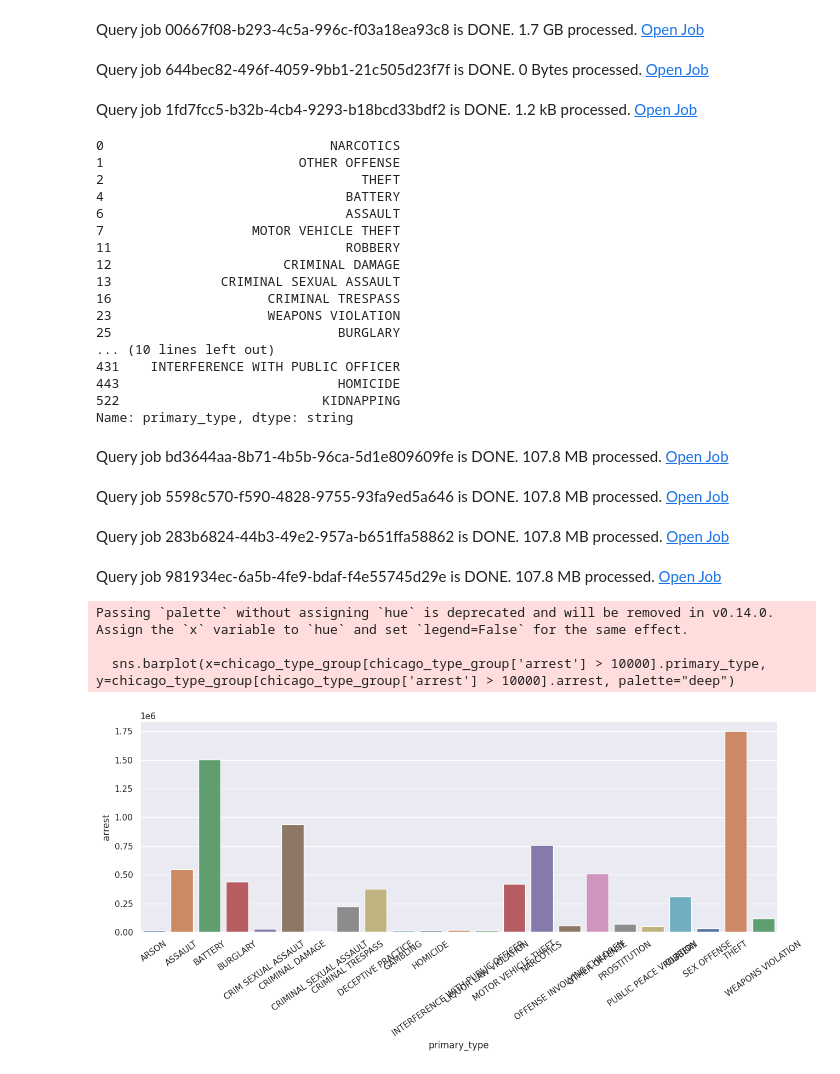
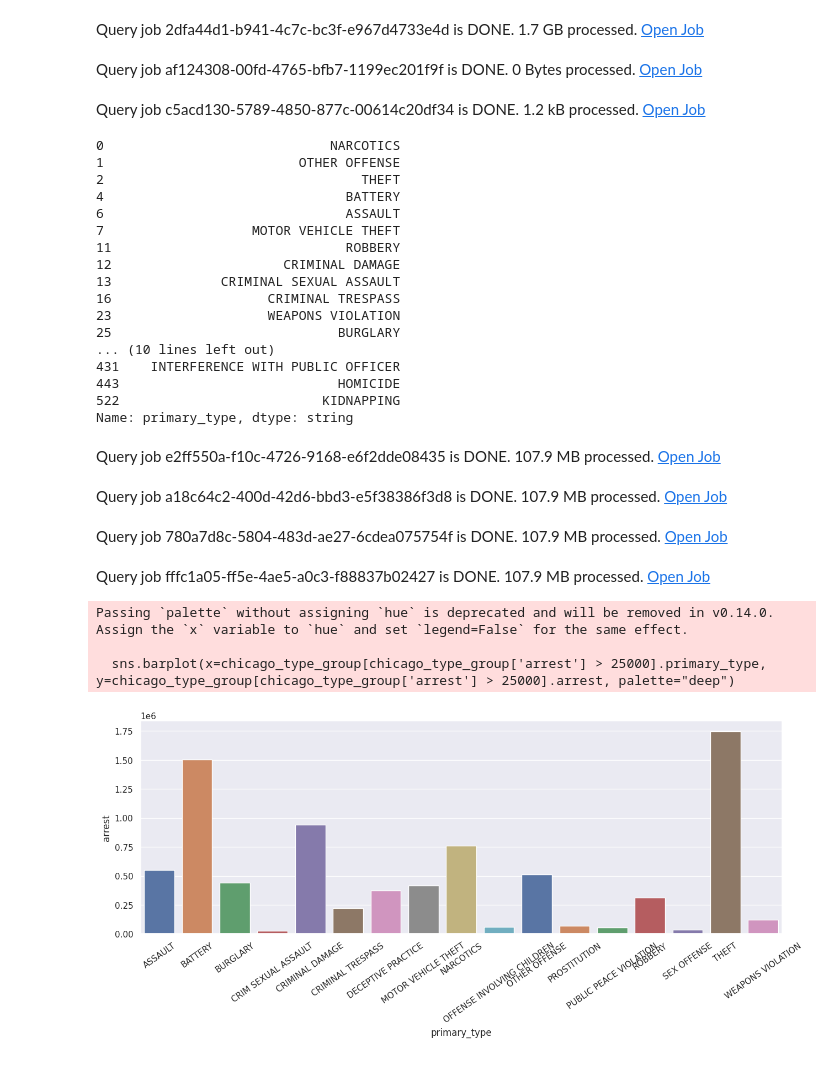
Before and after one commit to R0go/GCP_test_project, a Jupyter notebook: my_GCP_project.ipynb, the cells around one changed output. Saved outputs shown, nothing was run; the diff lists cells and outputs as text; code cells hidden in the pictures.

```diff
--- a/my_GCP_project.ipynb
+++ b/my_GCP_project.ipynb
@@ -25,3 +23,3 @@ bpd.options.bigquery.location = REGION
 # %%
-df2 = bpd.read_gbq("bigquery-public-data.chicago_crime.crime")
-df2.head()
+chicago = bpd.read_gbq("bigquery-public-data.chicago_crime.crime")
+austin = bpd.read_gbq("bigquery-public-data.austin_crime.crime")
@@ -122,2 +81,3 @@ Name: district, dtype: Int64
 # %%
-chicago_df = df2[['date','year','primary_type','arrest']].reset_index()
+chicago_df = chicago[['date','year','primary_type','arrest']].reset_index()
+austin_df = austin[['timestamp','year','primary_type','clearance_status']].reset_index()
@@ -303,9 +206,9 @@ Passing `palette` without assigning `hue` is deprecated and will be removed in v
 # %%
 chicago_df.primary_type.unique()
 # %% [output]
-Query job 00667f08-b293-4c5a-996c-f03a18ea93c8 is DONE. 1.7 GB processed. Open Job
+Query job 2dfa44d1-b941-4c7c-bc3f-e967d4733e4d is DONE. 1.7 GB processed. Open Job
-Query job 644bec82-496f-4059-9bb1-21c505d23f7f is DONE. 0 Bytes processed. Open Job
+Query job af124308-00fd-4765-bfb7-1199ec201f9f is DONE. 0 Bytes processed. Open Job
-Query job 1fd7fcc5-b32b-4cb4-9293-b18bcd33bdf2 is DONE. 1.2 kB processed. Open Job
+Query job c5acd130-5789-4850-877c-00614c20df34 is DONE. 1.2 kB processed. Open Job
 0                             NARCOTICS
 1                         OTHER OFFENSE
 2                                 THEFT
@@ -326,16 +229,16 @@ Name: primary_type, dtype: string
 # %%
 chicago_type_group = chicago_df[['primary_type', 'arrest']].groupby(['primary_type']).count().reset_index()
 plt.figure(figsize=(15,5))
-sns.barplot(x=chicago_type_group[chicago_type_group['arrest'] > 10000].primary_type, y=chicago_type_group[chicago_type_group['arrest'] > 10000].arrest, palette="deep")
+sns.barplot(x=chicago_type_group[chicago_type_group['arrest'] > 25000].primary_type, y=chicago_type_group[chicago_type_group['arrest'] > 25000].arrest, palette="deep")
 
 plt.xticks(rotation = 35)
 plt.show()
 # %% [output]
-Query job bd3644aa-8b71-4b5b-96ca-5d1e809609fe is DONE. 107.8 MB processed. Open Job
+Query job e2ff550a-f10c-4726-9168-e6f2dde08435 is DONE. 107.9 MB processed. Open Job
-Query job 5598c570-f590-4828-9755-93fa9ed5a646 is DONE. 107.8 MB processed. Open Job
+Query job a18c64c2-400d-42d6-bbd3-e5f38386f3d8 is DONE. 107.9 MB processed. Open Job
-Query job 283b6824-44b3-49e2-957a-b651ffa58862 is DONE. 107.8 MB processed. Open Job
+Query job 780a7d8c-5804-483d-ae27-6cdea075754f is DONE. 107.9 MB processed. Open Job
-Query job 981934ec-6a5b-4fe9-bdaf-f4e55745d29e is DONE. 107.8 MB processed. Open Job
+Query job fffc1a05-ff5e-4ae5-a0c3-f88837b02427 is DONE. 107.9 MB processed. Open Job
 Passing `palette` without assigning `hue` is deprecated and will be removed in v0.14.0. Assign the `x` variable to `hue` and set `legend=False` for the same effect.
 
-  sns.barplot(x=chicago_type_group[chicago_type_group['arrest'] > 10000].primary_type, y=chicago_type_group[chicago_type_group['arrest'] > 10000].arrest, palette="deep")
+  sns.barplot(x=chicago_type_group[chicago_type_group['arrest'] > 25000].primary_type, y=chicago_type_group[chicago_type_group['arrest'] > 25000].arrest, palette="deep")
-[figure, old version]
+[figure, new version]
```
Also changed, not shown: parts of 38 cells of this notebook.
